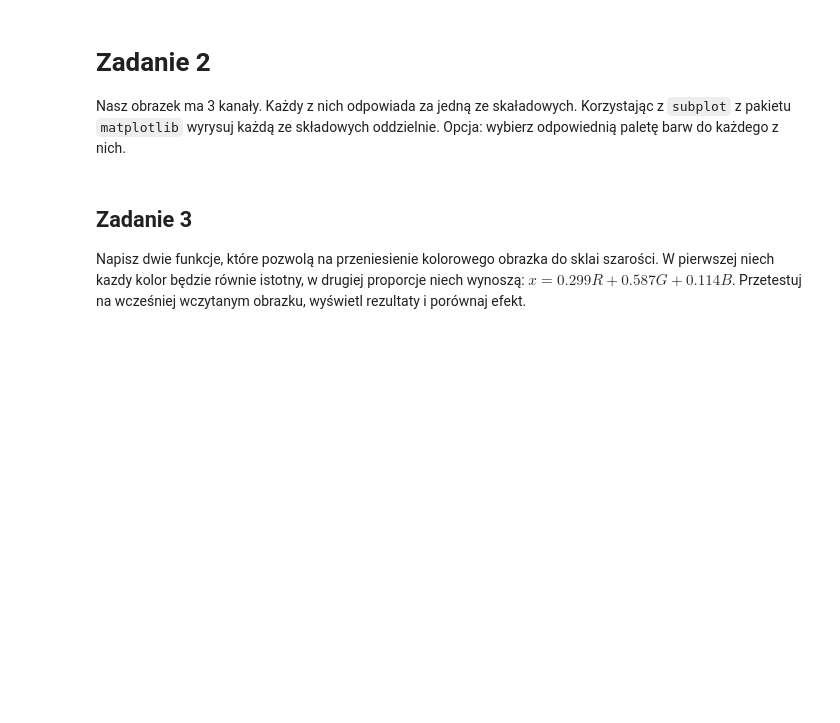
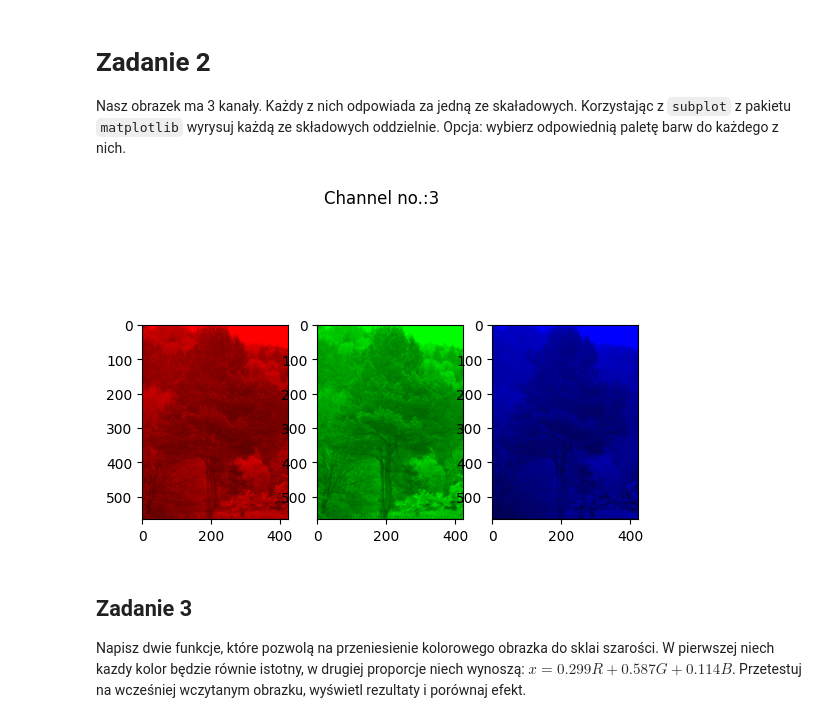
Before and after one commit to Krystian-Matusiak/MACHINE_LEARNING_METHODS, a Jupyter notebook: PWR_AI_NN_LABS/LAB_2/Lab1.ipynb, the cells around one changed output. Drawn from its saved outputs; the diff is of its cells as text; code cells hidden in the pictures; blank space fills up the shorter version.

```diff
--- a/PWR_AI_NN_LABS/LAB_2/Lab1.ipynb
+++ b/PWR_AI_NN_LABS/LAB_2/Lab1.ipynb
@@ -38,6 +44,16 @@ Rozmiar obrazka to: `... x ... x ... x`, co oznacza:  `wysokość/szerokość/li
 # Zadanie 2
 Nasz obrazek ma 3 kanały. Każdy z nich odpowiada za jedną ze skaładowych. Korzystając z `subplot` z pakietu `matplotlib` wyrysuj każdą ze składowych oddzielnie.
 Opcja: wybierz odpowiednią paletę barw do każdego z nich.
+# %%
+fig, axs = plt.subplots(ncols=3, nrows=1)
+for i in range(3):
+    fig.suptitle("Channel no.:" + str(i+1))
+    tmp = np.zeros(img.shape)
+    tmp[:,:,i] = img[:,:,i]
+    axs[i].imshow(tmp)
+plt.show()
+# %% [output]
+[figure, added]
 # %% [markdown]
 ## Zadanie 3
 
```
Also changed, not shown: parts of 9 cells of this notebook, 1 other file.
